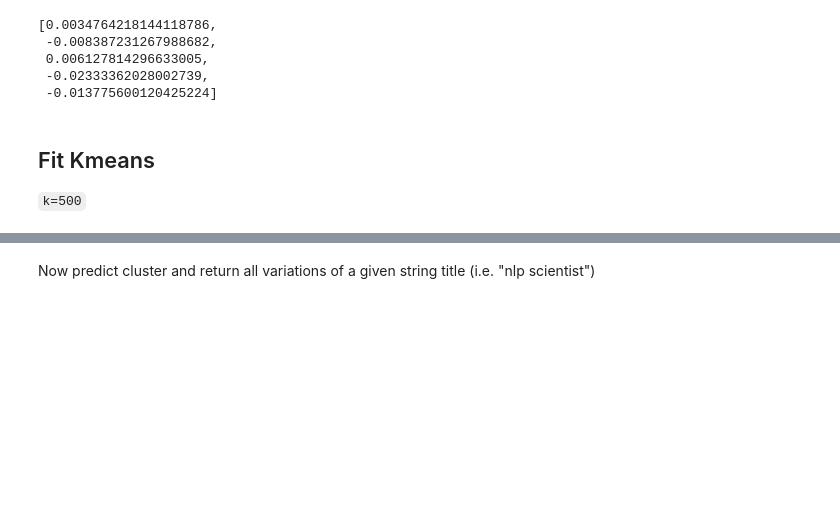
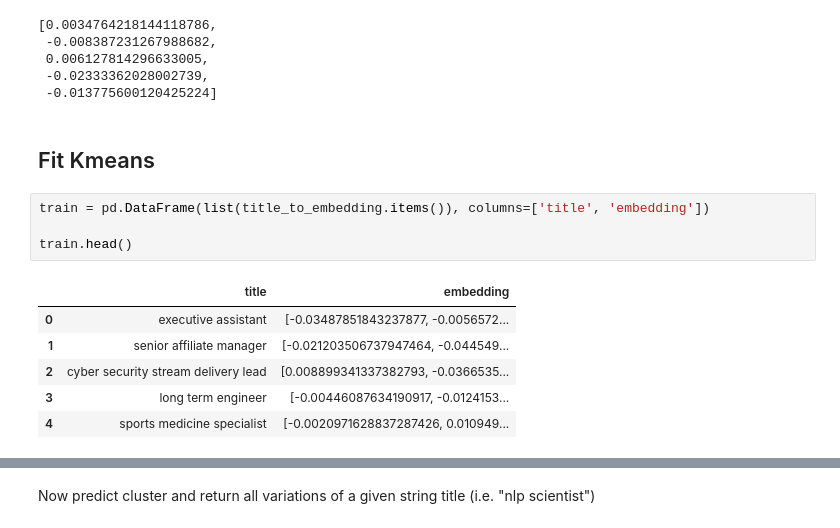
Before and after one commit to grantgasser/moonhub, a Jupyter notebook: Moonhub_Kmeans.ipynb, the cells around one changed output, grey strips where cells are left out. Cells and saved outputs as stored; diff of their text form; blank space fills up the shorter version.

```diff
--- a/Moonhub_Kmeans.ipynb
+++ b/Moonhub_Kmeans.ipynb
@@ -256,7 +245,17 @@ title_to_embedding['software engineer'][:5]
  -0.013775600120425224]
 # %% [markdown]
 ## Fit Kmeans
-`k=500`
+# %%
+train = pd.DataFrame(list(title_to_embedding.items()), columns=['title', 'embedding'])
+
+train.head()
+# %% [output]
+|  | title | embedding |
+| 0 | executive assistant | [-0.03487851843237877, -0.0056572... |
+| 1 | senior affiliate manager | [-0.021203506737947464, -0.044549... |
+| 2 | cyber security stream delivery lead | [0.008899341337382793, -0.0366535... |
+| 3 | long term engineer | [-0.00446087634190917, -0.0124153... |
+| 4 | sports medicine specialist | [-0.0020971628837287426, 0.010949... |
 # %%
 # Fit Kmeans
 from sklearn.cluster import KMeans
```
Also changed, not shown: parts of 9 cells of this notebook.
